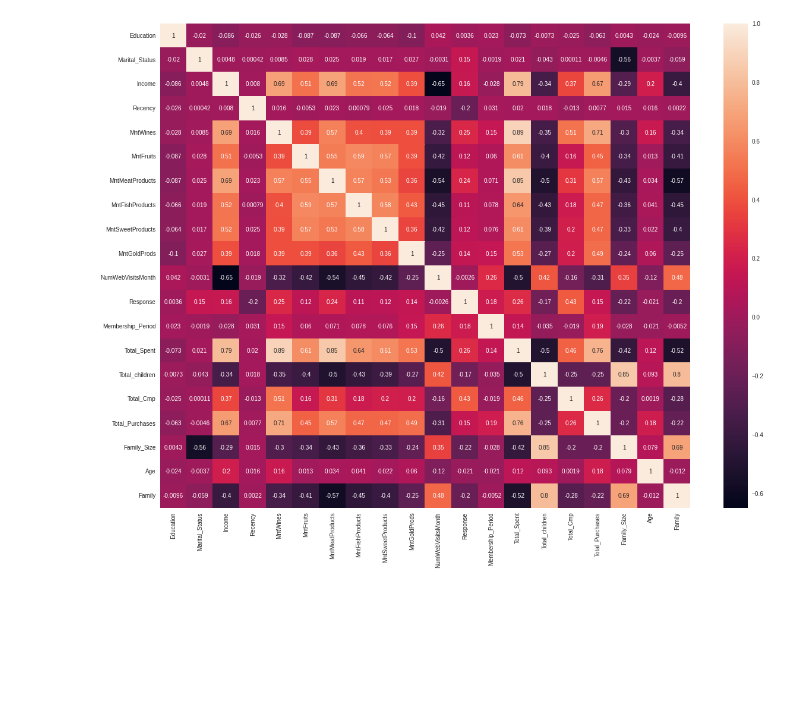
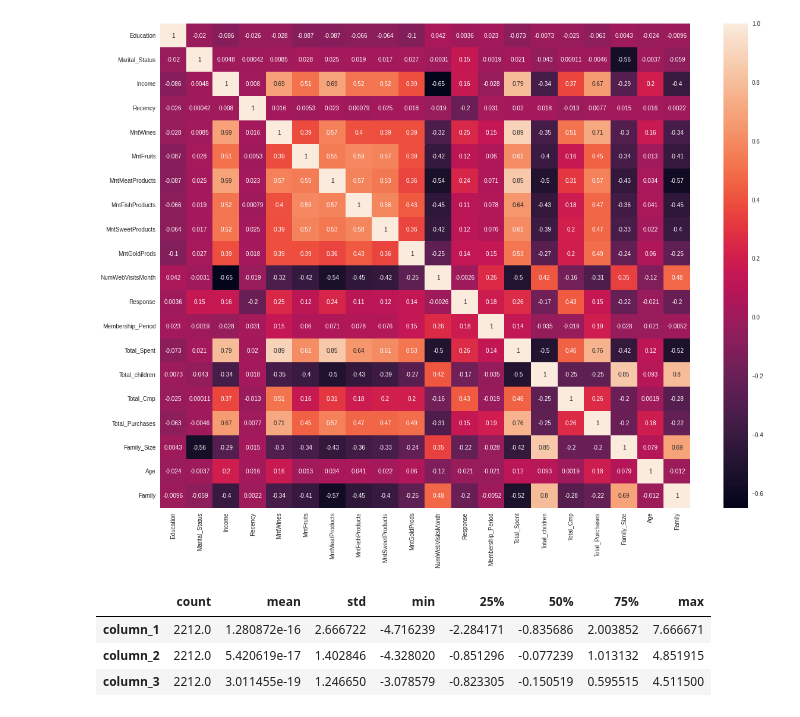
Before and after one commit to FaridTavakkolinia/Customer-Personality-Analysis, a Jupyter notebook: Customer_Personality_Analysis.ipynb, the cells around one changed output. Cells and saved outputs as stored; diff of their text form; code cells hidden in the pictures; blank space fills up the shorter version.

```diff
--- a/Customer_Personality_Analysis.ipynb
+++ b/Customer_Personality_Analysis.ipynb
@@ -484,3 +482,13 @@ sns.heatmap(corrmat,annot=True)
 # %% [output]
 <matplotlib.axes._subplots.AxesSubplot at 0x...>
 [figure]
+# %%
+pca = PCA(n_components=3)
+pca.fit(df_2_scaled)
+PCA_df_2_scaled = pd.DataFrame(pca.transform(df_2_scaled), columns=(["column_1","column_2", "column_3"]))
+PCA_df_2_scaled.describe().T
+# %% [output]
+|  | count | mean | std | min | 25% | 50% | 75% | max |
+| column_1 | 2212.0 | 1.280872e-16 | 2.666722 | -4.716239 | -2.284171 | -0.835686 | 2.003852 | 7.666671 |
+| column_2 | 2212.0 | 5.420619e-17 | 1.402846 | -4.328020 | -0.851296 | -0.077239 | 1.013132 | 4.851915 |
+| column_3 | 2212.0 | 3.011455e-19 | 1.246650 | -3.078579 | -0.823305 | -0.150519 | 0.595515 | 4.511500 |
```
Also changed, not shown: parts of 13 cells of this notebook.
